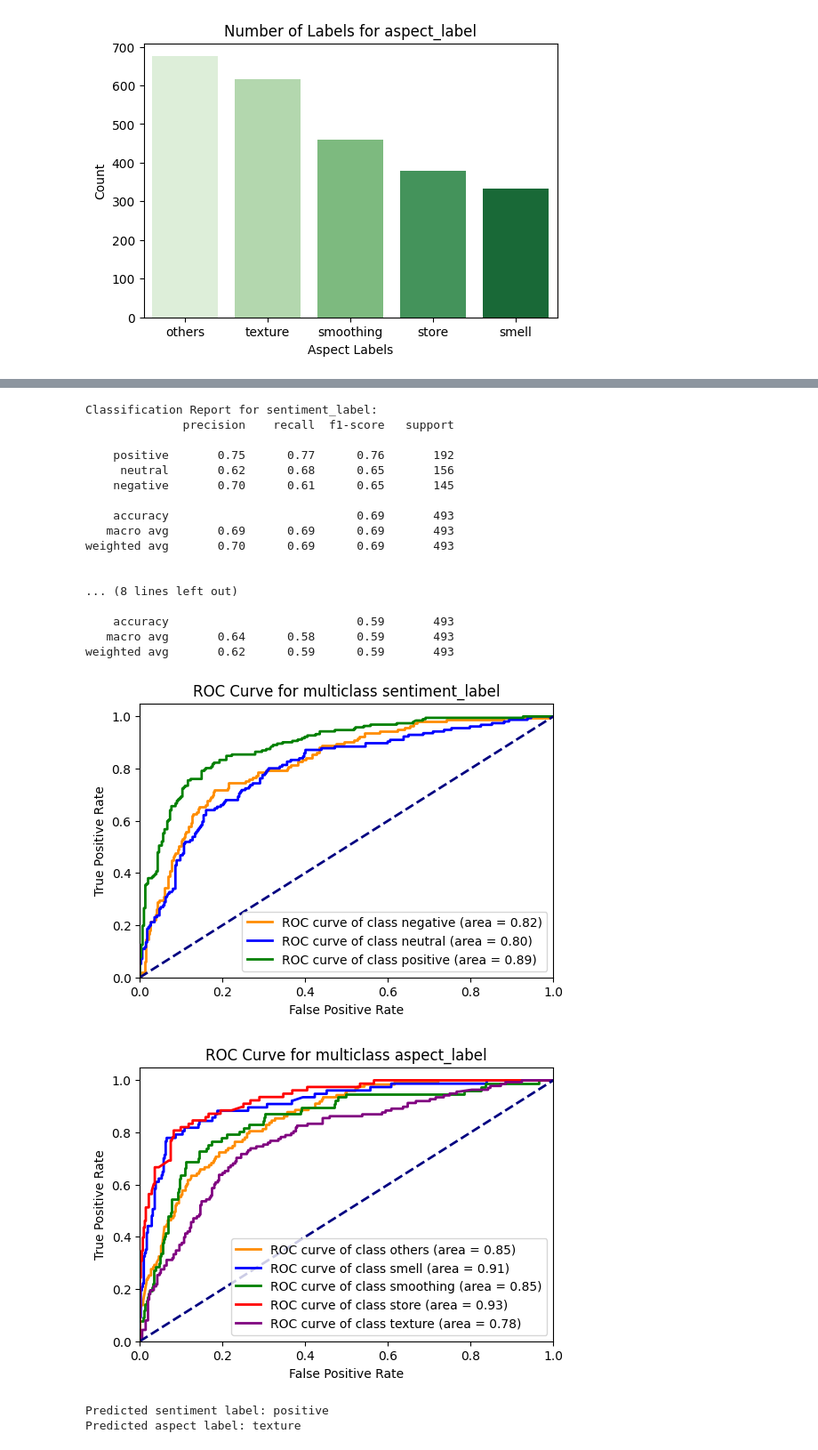
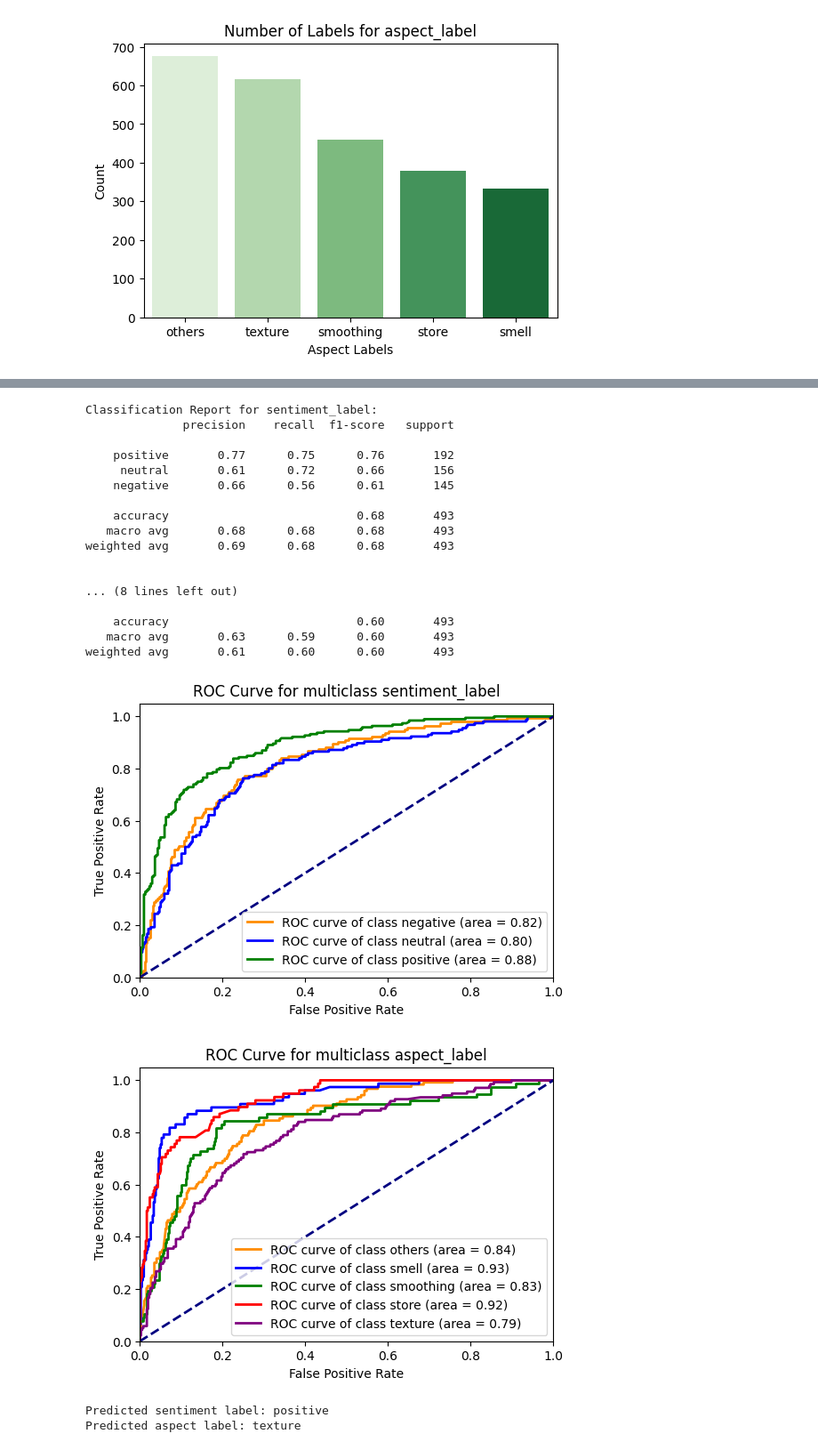
Before and after one commit to dinhtai507/Hasaki_SentimentAnalysis, a Jupyter notebook: notebooks/model.ipynb, the cells around one changed output, grey strips where cells are left out. Shown at 89% size. Cells and saved outputs as stored; diff of their text form; code cells hidden in the pictures.

```diff
--- a/notebooks/model.ipynb
+++ b/notebooks/model.ipynb
@@ -207,17 +360,17 @@ Name: count, dtype: int64
 # %%
-# Initialize and train the Logistic Regression model for sentiment_label
-log_reg_model_sentiment = LogisticRegression()
-log_reg_model_sentiment.fit(X_train_tfidf, y_train_sentiment)
+# Initialize and train the SVM model for sentiment_label
+svm_model_sentiment = SVC(kernel='linear', probability=True)  # Using linear kernel for text classification
+svm_model_sentiment.fit(X_train_tfidf, y_train_sentiment)
 
-# Initialize and train the Logistic Regression model for aspect_label
-log_reg_model_aspect = LogisticRegression()
-log_reg_model_aspect.fit(X_train_tfidf, y_train_aspect)
+# Initialize and train the SVM model for aspect_label
+svm_model_aspect = SVC(kernel='linear', probability=True)  # Using linear kernel for text classification
+svm_model_aspect.fit(X_train_tfidf, y_train_aspect)
 
 # Predict on the test set for sentiment_label
-y_pred_sentiment = log_reg_model_sentiment.predict(X_test_tfidf)
+y_pred_sentiment = svm_model_sentiment.predict(X_test_tfidf)
 
 # Predict on the test set for aspect_label
-y_pred_aspect = log_reg_model_aspect.predict(X_test_tfidf)
+y_pred_aspect = svm_model_aspect.predict(X_test_tfidf)
 
 # Evaluate the accuracy of the sentiment_label model
 accuracy_sentiment = accuracy_score(y_test_sentiment, y_pred_sentiment)
@@ -229,8 +382,10 @@ print("Accuracy for aspect_label model:", accuracy_aspect)
 
 # # Save the TF-IDF vectorizer
 # dump(tfidf_vectorizer, 'tfidf_vectorizer.joblib')
-# # Save Logistic Regression for sentiment_label
-# dump(log_reg_model_sentiment, 'log_reg_model_sentiment.joblib')
-# # Save Logistic Regression for aspect_label
-# dump(log_reg_model_aspect, 'log_reg_model_aspect.joblib')
+
+# # Save the SVM model for sentiment_label
+# dump(svm_model_sentiment, 'svm_model_sentiment.joblib')
+
+# # Save the SVM model for aspect_label
+# dump(svm_model_aspect, 'svm_model_aspect.joblib')
 # %% [output]
@@ -399,75 +492,75 @@ print(classification_report_aspect)
 Classification Report for sentiment_label:
               precision    recall  f1-score   support
 
-    positive       0.75      0.77      0.76       192
-     neutral       0.62      0.68      0.65       156
-    negative       0.70      0.61      0.65       145
+    positive       0.77      0.75      0.76       192
+     neutral       0.61      0.72      0.66       156
+    negative       0.66      0.56      0.61       145
 
-    accuracy                           0.69       493
-   macro avg       0.69      0.69      0.69       493
-weighted avg       0.70      0.69      0.69       493
+    accuracy                           0.68       493
+   macro avg       0.68      0.68      0.68       493
+weighted avg       0.69      0.68      0.68       493
 
 
 ... (8 lines left out)
 
-    accuracy                           0.59       493
-   macro avg       0.64      0.58      0.59       493
-weighted avg       0.62      0.59      0.59       493
+    accuracy                           0.60       493
+   macro avg       0.63      0.59      0.60       493
+weighted avg       0.61      0.60      0.60       493
 # %%
 # Predict probabilities on the test set for sentiment_label
-y_prob_sentiment = log_reg_model_sentiment.predict_proba(X_test_tfidf)
+y_prob_sentiment = svm_model_sentiment.predict_proba(X_test_tfidf)
 
 # Compute ROC curve and ROC area for each sentiment_label class
 fpr = {}
 tpr = {}
 roc_auc = {}
 
-for i, label in enumerate(log_reg_model_sentiment.classes_):
+for i, label in enumerate(svm_model_sentiment.classes_):
     fpr[label], tpr[label], _ = roc_curve(y_test_sentiment == label, y_prob_sentiment[:, i])
     roc_auc[label] = auc(fpr[label], tpr[label])
 
 # Plot ROC curve for each sentiment_label class
 plt.figure(figsize=(6, 4))
 colors = ['darkorange', 'blue', 'green']  # Add more colors if you have more classes
-for label, color in zip(log_reg_model_sentiment.classes_, colors):
+for label, color in zip(svm_model_sentiment.classes_, colors):
     plt.plot(fpr[label], tpr[label], color=color, lw=2, label=f'ROC curve of class {label} (area = {roc_auc[label]:0.2f})')
 plt.plot([0, 1], [0, 1], color='navy', lw=2, linestyle='--')
 plt.xlim([0.0, 1.0])
 plt.ylim([0.0, 1.05])
 plt.xlabel('False Positive Rate')
 plt.ylabel('True Positive Rate')
 plt.title('ROC Curve for multiclass sentiment_label')
 plt.legend(loc="lower right")
 plt.show()
 
 # Predict probabilities on the test set for aspect_label
-y_prob_aspect = log_reg_model_aspect.predict_proba(X_test_tfidf)
+y_prob_aspect = svm_model_aspect.predict_proba(X_test_tfidf)
 
 # Compute ROC curve and ROC area for each aspect_label class
 fpr_aspect = {}
 tpr_aspect = {}
 roc_auc_aspect = {}
 
-for i, label in enumerate(log_reg_model_aspect.classes_):
+for i, label in enumerate(svm_model_aspect.classes_):
     fpr_aspect[label], tpr_aspect[label], _ = roc_curve(y_test_aspect == label, y_prob_aspect[:, i])
     roc_auc_aspect[label] = auc(fpr_aspect[label], tpr_aspect[label])
 
 # Plot ROC curve for each aspect_label class
 plt.figure(figsize=(6, 4))
 colors = ['darkorange', 'blue', 'green', 'red', 'purple']  # Add more colors if you have more classes
-for label, color in zip(log_reg_model_aspect.classes_, colors):
+for label, color in zip(svm_model_aspect.classes_, colors):
     plt.plot(fpr_aspect[label], tpr_aspect[label], color=color, lw=2, label=f'ROC curve of class {label} (area = {roc_auc_aspect[label]:0.2f})')
 plt.plot([0, 1], [0, 1], color='navy', lw=2, linestyle='--')
 plt.xlim([0.0, 1.0])
 plt.ylim([0.0, 1.05])
 plt.xlabel('False Positive Rate')
 plt.ylabel('True Positive Rate')
 plt.title('ROC Curve for multiclass aspect_label')
 plt.legend(loc="lower right")
 plt.show()
 # %% [output]
-[figure, old version]
+[figure, new version]
-[figure, old version]
+[figure, new version]
 # %%
 # List of stopwords
 custom_stopwords = [
```
Also changed, not shown: parts of 19 cells of this notebook, 2 other files.
